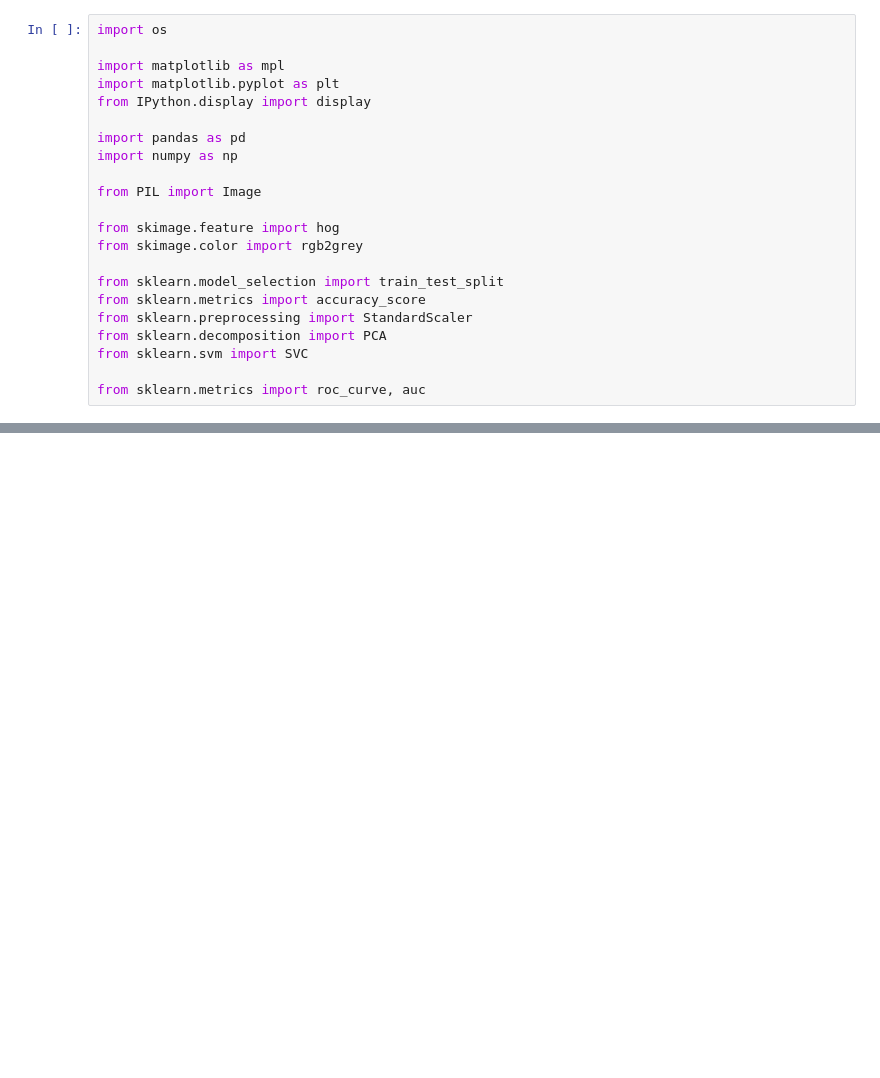
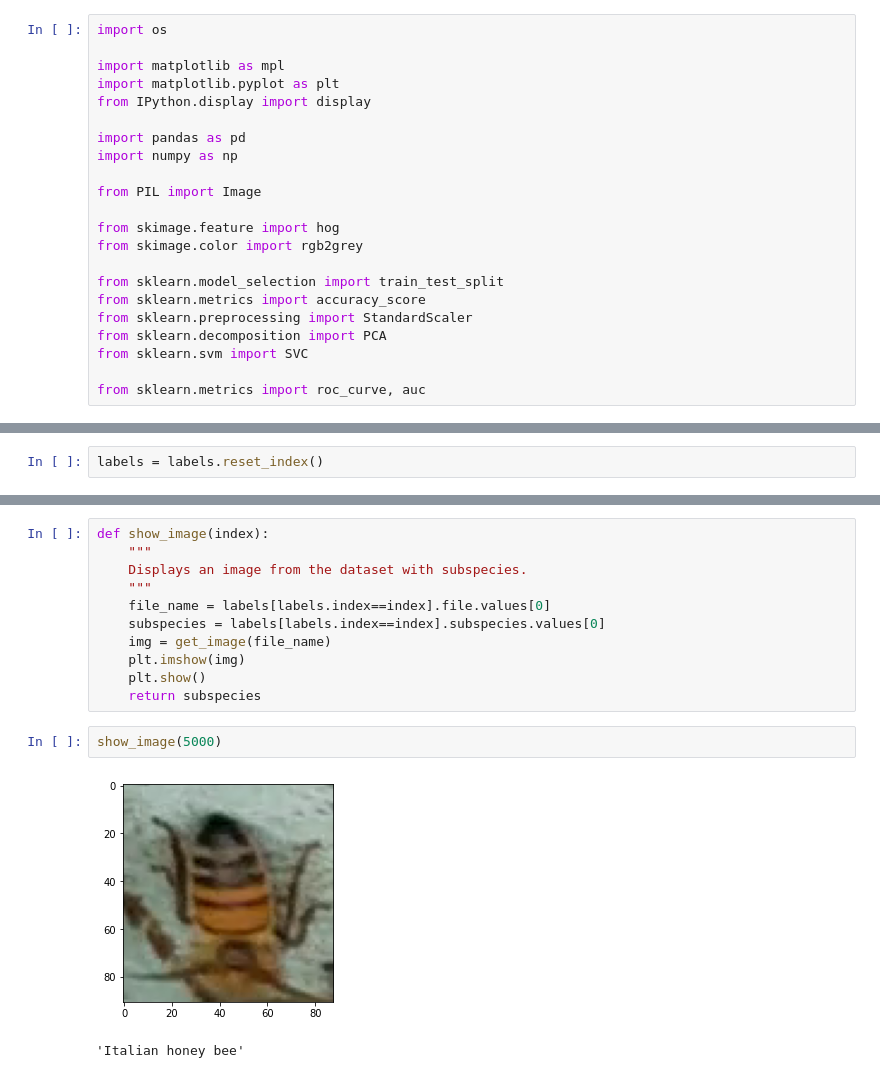
Before and after one commit to whatiskeptiname/Bee-Classifier, a Jupyter notebook: SVM.ipynb, the cells around one changed output, grey strips where cells are left out. Cells and saved outputs as stored; diff of their text form; blank space fills up the shorter version.

```diff
--- a/SVM.ipynb
+++ b/SVM.ipynb
@@ -51,0 +73,2 @@ FileNotFoundError: [Errno 2] No such file or directory: 'datasets/labels.csv'
+# %%
+labels = labels.reset_index()
@@ -51,0 +99,16 @@ FileNotFoundError: [Errno 2] No such file or directory: 'datasets/labels.csv'
+# %%
+def show_image(index):
+    """
+    Displays an image from the dataset with subspecies.
+    """
+    file_name = labels[labels.index==index].file.values[0]
+    subspecies = labels[labels.index==index].subspecies.values[0]
+    img = get_image(file_name)
+    plt.imshow(img)
+    plt.show()
+    return subspecies
+# %%
+show_image(5000)
+# %% [output]
+[figure, added]
+'Italian honey bee'
```
Also changed, not shown: parts of 7 cells of this notebook, 1 other file.
